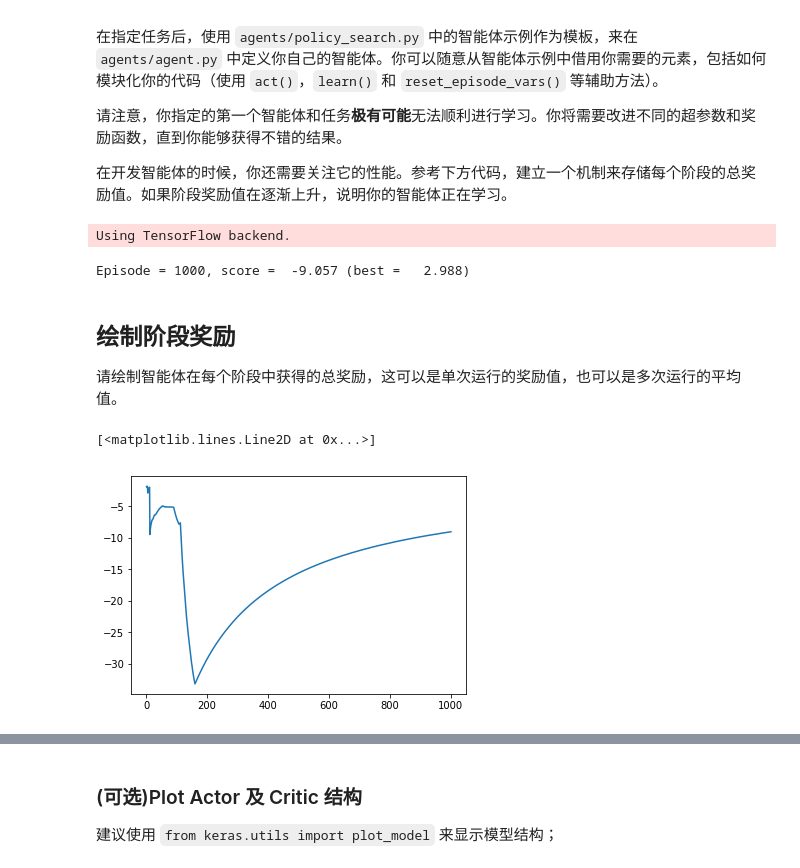
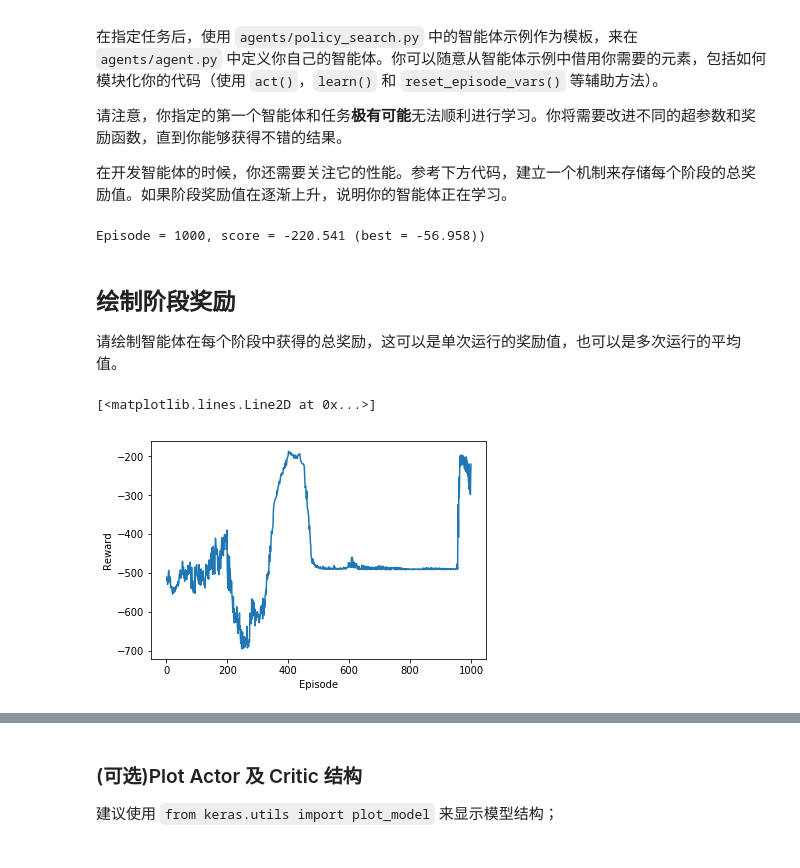
Before and after one commit to kojmay/UdacityNeuralNetwork, a Jupyter notebook: unit6 DRL/Quadcopter_Project_zh.ipynb, the cells around one changed output, grey strips where cells are left out. Drawn from its saved outputs; the diff is of its cells as text; code cells hidden in the pictures.

Commit message:
1.optimize the neural network in actor and critics; 2.try a new reward function

```diff
--- a/unit6 DRL/Quadcopter_Project_zh.ipynb
+++ b/unit6 DRL/Quadcopter_Project_zh.ipynb
@@ -302,8 +302,8 @@ labels = ['time', 'x', 'y', 'z', 'phi', 'theta', 'psi', 'x_velocity',
 results = {x : [] for x in labels}
 
 num_episodes = 1000
-target_pos = np.array([0., 0., 10.])
-task = Task(target_pos=target_pos)
+target_pos = np.array([0., 0., 20.])
+task = Task(init_pose=init_pose, target_pos=target_pos)
 agent = DDPG(task)
 
 episodes = []
@@ -328,22 +328,23 @@ for i_episode in range(1, num_episodes+1):
             episodes.append(i_episode)
             scores.append(agent.score)
             print("\rEpisode = {:4d}, score = {:7.3f} (best = {:7.3f})".format(
-                i_episode, agent.score, agent.best_score), end="")  # [debug]
+                i_episode, agent.score, agent.best_score), end="")
             break
     sys.stdout.flush()
 # %% [output]
-Using TensorFlow backend.
+Episode = 1000, score = -220.541 (best = -56.958))
-Episode = 1000, score =  -9.057 (best =   2.988)
 # %% [markdown]
 ## 绘制阶段奖励
 
 请绘制智能体在每个阶段中获得的总奖励，这可以是单次运行的奖励值，也可以是多次运行的平均值。
 # %%
 ## TODO: Plot the rewards.
+plt.xlabel('Episode')
+plt.ylabel('Reward')
 plt.plot(episodes, scores)
 # %% [output]
 [<matplotlib.lines.Line2D at 0x...>]
-[figure, old version]
+[figure, new version]
 # %%
 plot_run(results)
 
```
Also changed, not shown: parts of 7 cells of this notebook, 3 other files.
